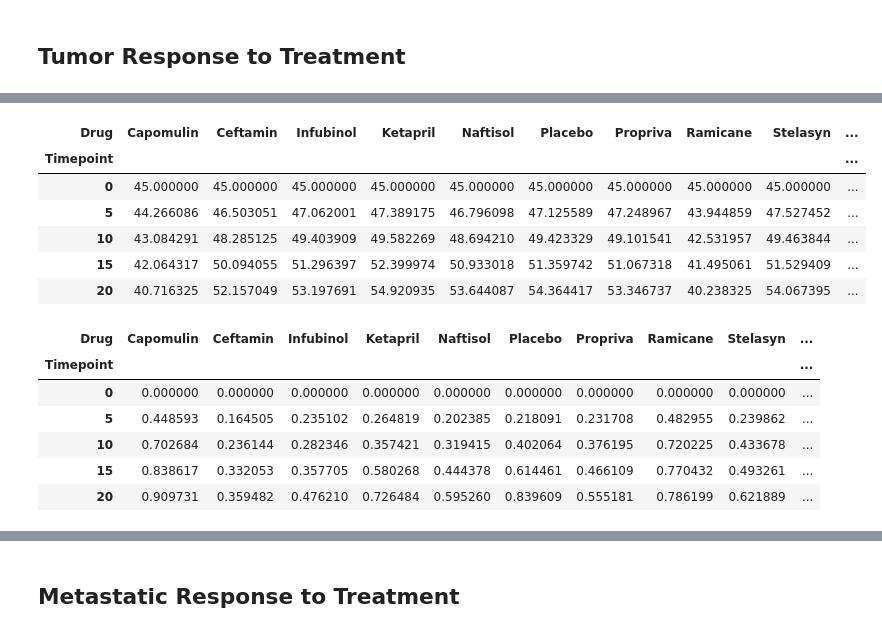
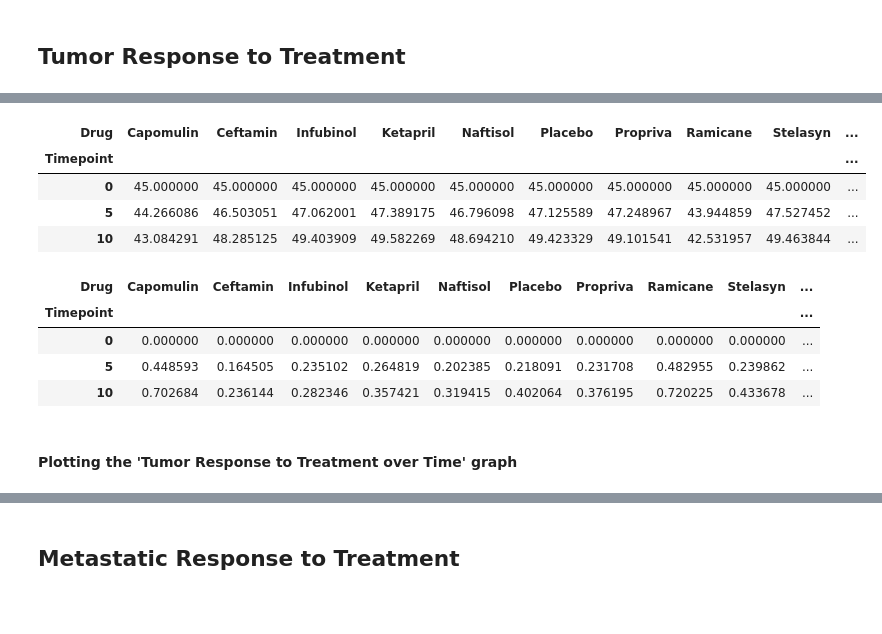
Before and after one commit to esharma3/matplotlib-challenge, a Jupyter notebook: Pymaceuticals/pymaceuticals.ipynb, the cells around one changed output, grey strips where cells are left out. Drawn from its saved outputs; the diff is of its cells as text; code cells hidden in the pictures; blank space fills up the shorter version.

```diff
--- a/Pymaceuticals/pymaceuticals.ipynb
+++ b/Pymaceuticals/pymaceuticals.ipynb
@@ -107,28 +69,26 @@ std_error_tumor_df.head()
 # %%
 # Minor Data Munging to Re-Format the Data Frames
 # Preview that Reformatting worked
 
-tumor_response_df = tumor_response_df.pivot(index='Timepoint', columns='Drug', values='Tumor Volume (mm3)')
-tumor_response_df.head()
+formatted_tumor_response_df = tumor_response_df.pivot(index='Timepoint', columns='Drug', values='Tumor Volume (mm3)')
+formatted_tumor_response_df.head(3)
 # %% [output]
 | Drug | Capomulin | Ceftamin | Infubinol | Ketapril | Naftisol | Placebo | Propriva | Ramicane | Stelasyn | ... |
 | Timepoint |  |  |  |  |  |  |  |  |  | ... |
 | 0 | 45.000000 | 45.000000 | 45.000000 | 45.000000 | 45.000000 | 45.000000 | 45.000000 | 45.000000 | 45.000000 | ... |
 | 5 | 44.266086 | 46.503051 | 47.062001 | 47.389175 | 46.796098 | 47.125589 | 47.248967 | 43.944859 | 47.527452 | ... |
 | 10 | 43.084291 | 48.285125 | 49.403909 | 49.582269 | 48.694210 | 49.423329 | 49.101541 | 42.531957 | 49.463844 | ... |
-| 15 | 42.064317 | 50.094055 | 51.296397 | 52.399974 | 50.933018 | 51.359742 | 51.067318 | 41.495061 | 51.529409 | ... |
-| 20 | 40.716325 | 52.157049 | 53.197691 | 54.920935 | 53.644087 | 54.364417 | 53.346737 | 40.238325 | 54.067395 | ... |
 # %%
 # Minor Data Munging to Re-Format the Data Frames
 # Preview that Reformatting worked
 
-std_error_tumor_df = std_error_tumor_df.pivot(index='Timepoint', columns='Drug', values='Tumor Volume (mm3)')
-std_error_tumor_df.head()
+formatted_std_error_tumor_df = std_error_tumor_df.pivot(index='Timepoint', columns='Drug', values='Tumor Volume (mm3)')
+formatted_std_error_tumor_df.head(3)
 # %% [output]
 | Drug | Capomulin | Ceftamin | Infubinol | Ketapril | Naftisol | Placebo | Propriva | Ramicane | Stelasyn | ... |
 | Timepoint |  |  |  |  |  |  |  |  |  | ... |
 | 0 | 0.000000 | 0.000000 | 0.000000 | 0.000000 | 0.000000 | 0.000000 | 0.000000 | 0.000000 | 0.000000 | ... |
 | 5 | 0.448593 | 0.164505 | 0.235102 | 0.264819 | 0.202385 | 0.218091 | 0.231708 | 0.482955 | 0.239862 | ... |
 | 10 | 0.702684 | 0.236144 | 0.282346 | 0.357421 | 0.319415 | 0.402064 | 0.376195 | 0.720225 | 0.433678 | ... |
-| 15 | 0.838617 | 0.332053 | 0.357705 | 0.580268 | 0.444378 | 0.614461 | 0.466109 | 0.770432 | 0.493261 | ... |
-| 20 | 0.909731 | 0.359482 | 0.476210 | 0.726484 | 0.595260 | 0.839609 | 0.555181 | 0.786199 | 0.621889 | ... |
+# %% [markdown]
+#### Plotting the 'Tumor Response to Treatment over Time' graph
```
Also changed, not shown: parts of 23 cells of this notebook.
